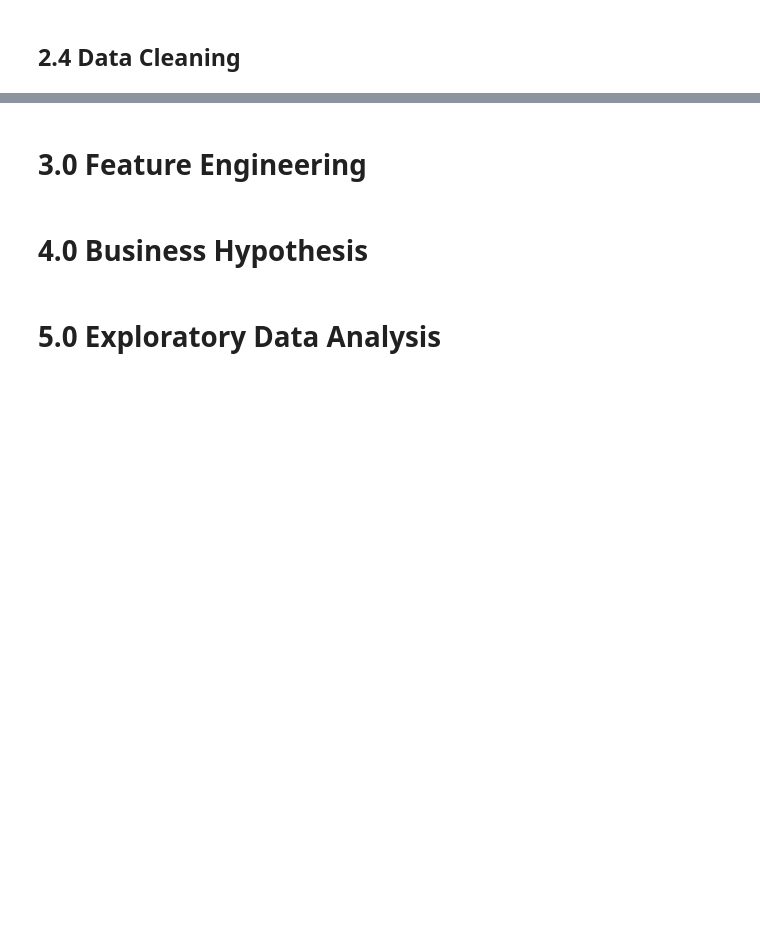
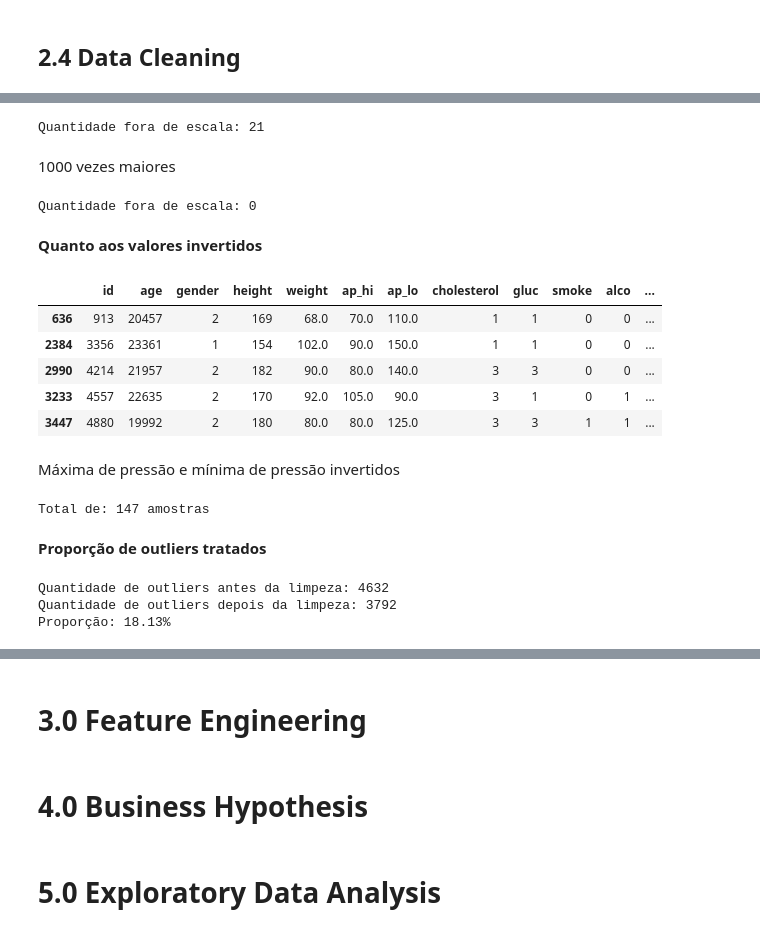
Before and after one commit to Samoelmoura/cardio_diseases_predict, a Jupyter notebook: notebooks/cardio_diseases_predict.ipynb, the cells around one changed output, grey strips where cells are left out. Saved outputs shown, nothing was run; the diff lists cells and outputs as text; code cells hidden in the pictures; blank space fills up the shorter version.

```diff
--- a/notebooks/cardio_diseases_predict.ipynb
+++ b/notebooks/cardio_diseases_predict.ipynb
@@ -657,0 +692,10 @@ Diferença proporcional: 10.71 %
+# %%
+outliers_indices, li, ls = buscar_outliers(df, 'ap_lo')
+ap_lo_li = li
+ap_lo_ls = ls
+
+erro_escala_indices = df.loc[(df['ap_lo']>=ap_lo_li*10)&(df['ap_lo']<=ap_lo_ls*10)].index
+
+print(f"Quantidade fora de escala: {df.loc[erro_escala_indices, 'id'].count()}")
+
+df.loc[erro_escala_indices, 'ap_lo'] = df.loc[erro_escala_indices, 'ap_lo'].values / 10
@@ -657,0 +706,51 @@ Diferença proporcional: 10.71 %
+# %%
+outliers_indices, li, ls = buscar_outliers(df, 'ap_lo')
+ap_lo_li = li
+ap_lo_ls = ls
+
+erro_escala_indices = df.loc[(df['ap_lo']>=ap_lo_li*100)&(df['ap_lo']<=ap_lo_ls*100)].index
+
+print(f"Quantidade fora de escala: {df.loc[erro_escala_indices, 'id'].count()}")
+
+df.loc[erro_escala_indices, 'ap_lo'] = df.loc[erro_escala_indices, 'ap_lo'].values / 100
+# %% [output]
+Quantidade fora de escala: 21
+# %% [markdown]
+1000 vezes maiores
+# %%
+outliers_indices, li, ls = buscar_outliers(df, 'ap_lo')
+ap_lo_li = li
+ap_lo_ls = ls
+
+erro_escala_indices = df.loc[(df['ap_lo']>=ap_lo_li*100)&(df['ap_lo']<=ap_lo_ls*100)].index
+
+print(f"Quantidade fora de escala: {df.loc[erro_escala_indices, 'id'].count()}")
+
+df.loc[erro_escala_indices, 'ap_lo'] = df.loc[erro_escala_indices, 'ap_lo'].values / 100
+# %% [output]
+Quantidade fora de escala: 0
+# %% [markdown]
+**Quanto aos valores invertidos**
+# %%
+outliers_indices, li, ls = buscar_outliers(df, 'ap_hi')
+ap_hi_li = li
+ap_hi_ls = ls
+
+outliers_indices, li, ls = buscar_outliers(df, 'ap_lo')
+ap_lo_li = li
+ap_lo_ls = ls
+# %%
+df.loc[((df['ap_lo']>=ap_hi_li)&(df['ap_lo']<=ap_hi_ls))&((df['ap_hi']>=ap_lo_li)&(df['ap_hi']<=ap_lo_ls))].head(5)
+# %% [output]
+|  | id | age | gender | height | weight | ap_hi | ap_lo | cholesterol | gluc | smoke | alco | ... |
+| 636 | 913 | 20457 | 2 | 169 | 68.0 | 70.0 | 110.0 | 1 | 1 | 0 | 0 | ... |
+| 2384 | 3356 | 23361 | 1 | 154 | 102.0 | 90.0 | 150.0 | 1 | 1 | 0 | 0 | ... |
+| 2990 | 4214 | 21957 | 2 | 182 | 90.0 | 80.0 | 140.0 | 3 | 3 | 0 | 0 | ... |
+| 3233 | 4557 | 22635 | 2 | 170 | 92.0 | 105.0 | 90.0 | 3 | 1 | 0 | 1 | ... |
+| 3447 | 4880 | 19992 | 2 | 180 | 80.0 | 80.0 | 125.0 | 3 | 3 | 1 | 1 | ... |
+# %% [markdown]
+Máxima de pressão e mínima de pressão invertidos
+# %%
+print(f"Total de: {df.loc[((df['ap_lo']>=ap_hi_li)&(df['ap_lo']<=ap_hi_ls))&((df['ap_hi']>=ap_lo_li)&(df['ap_hi']<=ap_lo_ls)), 'id'].count()} amostras")
+# %% [output]
+Total de: 147 amostras
@@ -657,0 +765,13 @@ Diferença proporcional: 10.71 %
+# %% [markdown]
+**Proporção de outliers tratados**
+# %%
+print(f'Quantidade de outliers antes da limpeza: {len(lo_outliers_indices_antes)}')
+outliers_indices, li, ls = buscar_outliers(df, 'ap_lo')
+print(f'Quantidade de outliers depois da limpeza: {len(outliers_indices)}')
+diferença = len(lo_outliers_indices_antes) - len(outliers_indices)
+diferença_proporcional = diferença / len(lo_outliers_indices_antes) * 100
+print(f'Proporção: {round(diferença_proporcional, 2)}%')
+# %% [output]
+Quantidade de outliers antes da limpeza: 4632
+Quantidade de outliers depois da limpeza: 3792
+Proporção: 18.13%
```
Also changed, not shown: parts of 58 cells of this notebook.
